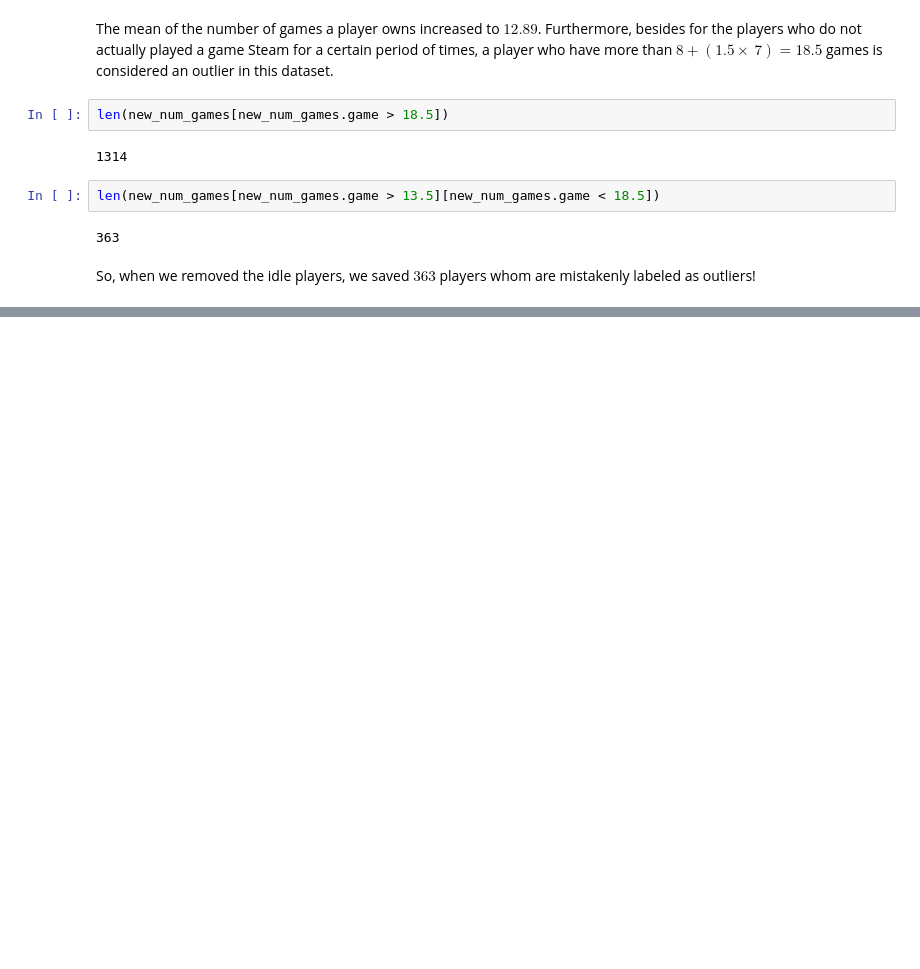
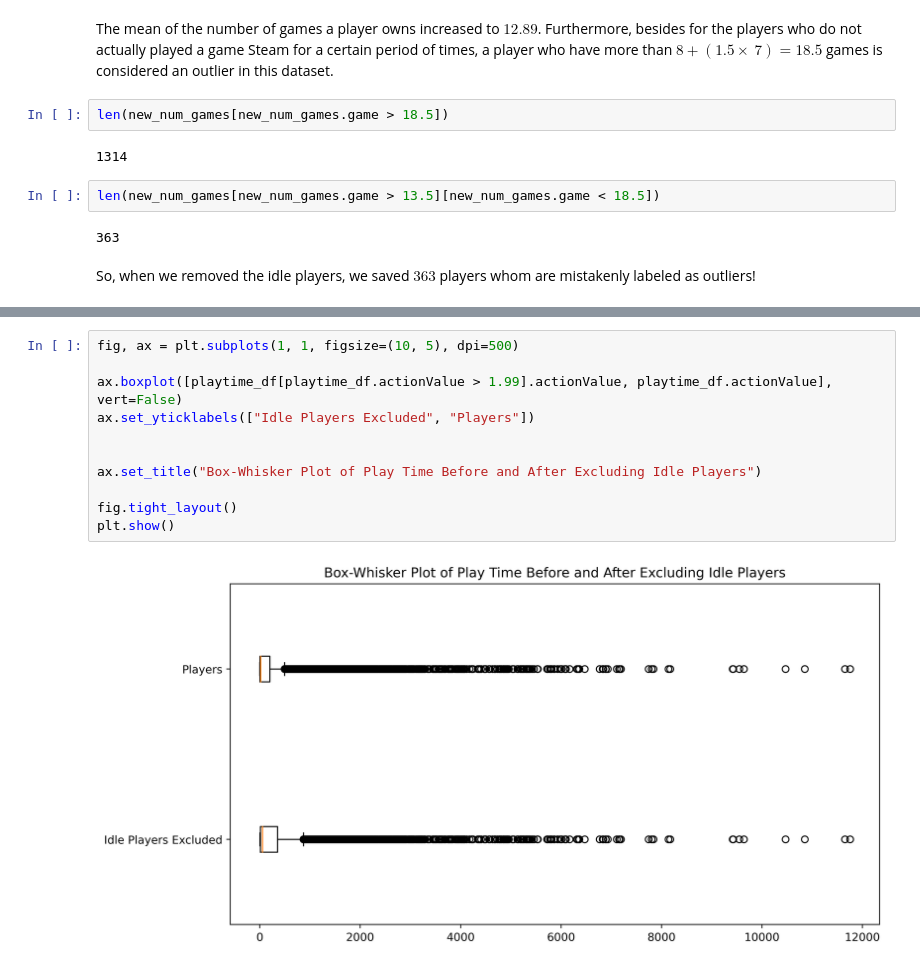
Before and after one commit to UgurKap/DataLitSteamAnalysis, a Jupyter notebook: src/001_BasicAnalysis.ipynb, the cells around one changed output, grey strips where cells are left out. Cells and saved outputs as stored; diff of their text form; blank space fills up the shorter version.

```diff
--- a/src/001_BasicAnalysis.ipynb
+++ b/src/001_BasicAnalysis.ipynb
@@ -310,0 +404,13 @@ TODO: Continue with a similar analysis for playtime.
+# %%
+fig, ax = plt.subplots(1, 1, figsize=(10, 5), dpi=500)
+
+ax.boxplot([playtime_df[playtime_df.actionValue > 1.99].actionValue, playtime_df.actionValue], vert=False)
+ax.set_yticklabels(["Idle Players Excluded", "Players"])
+
+
+ax.set_title("Box-Whisker Plot of Play Time Before and After Excluding Idle Players")
+
+fig.tight_layout()
+plt.show()
+# %% [output]
+[figure, added]
```
Also changed, not shown: parts of 33 cells of this notebook, 3 other files.
